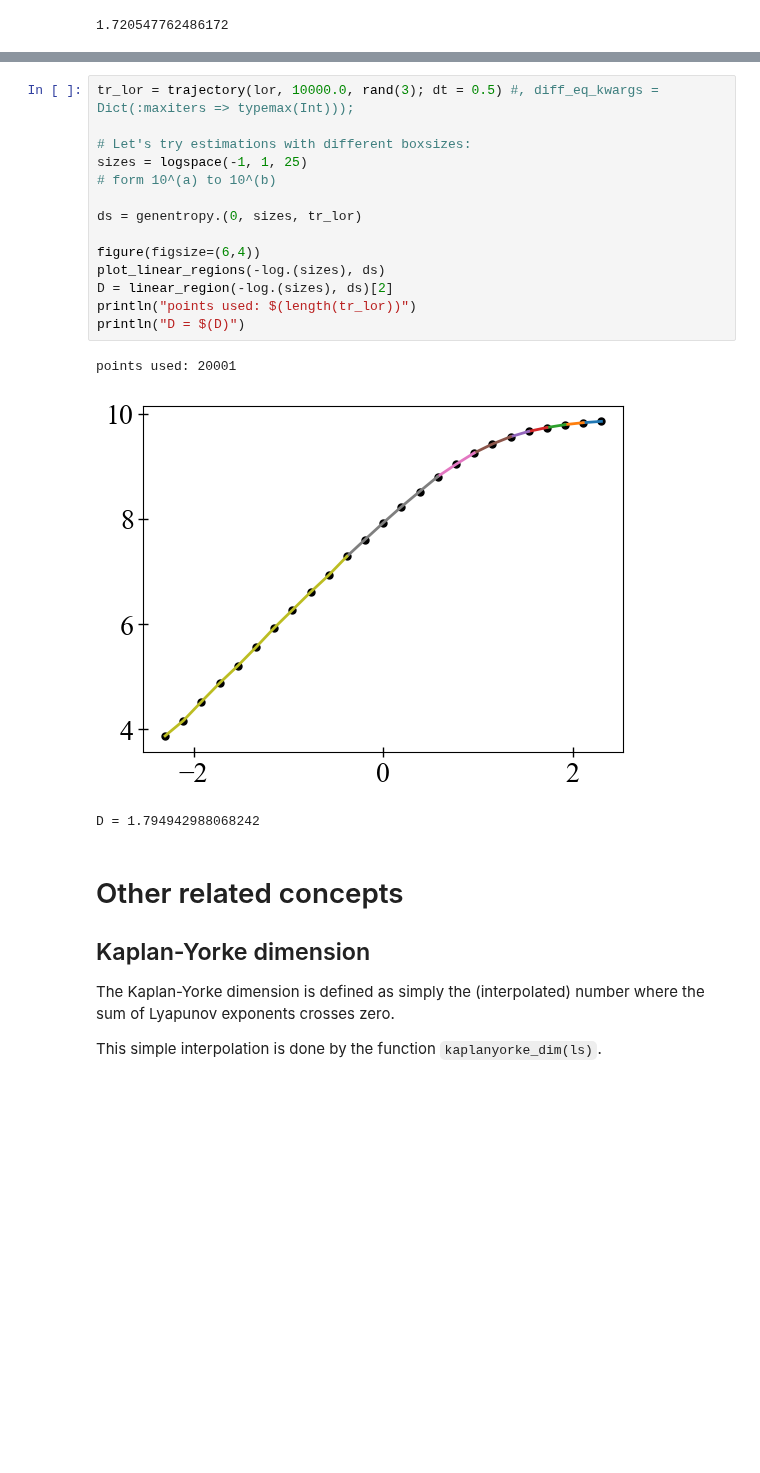
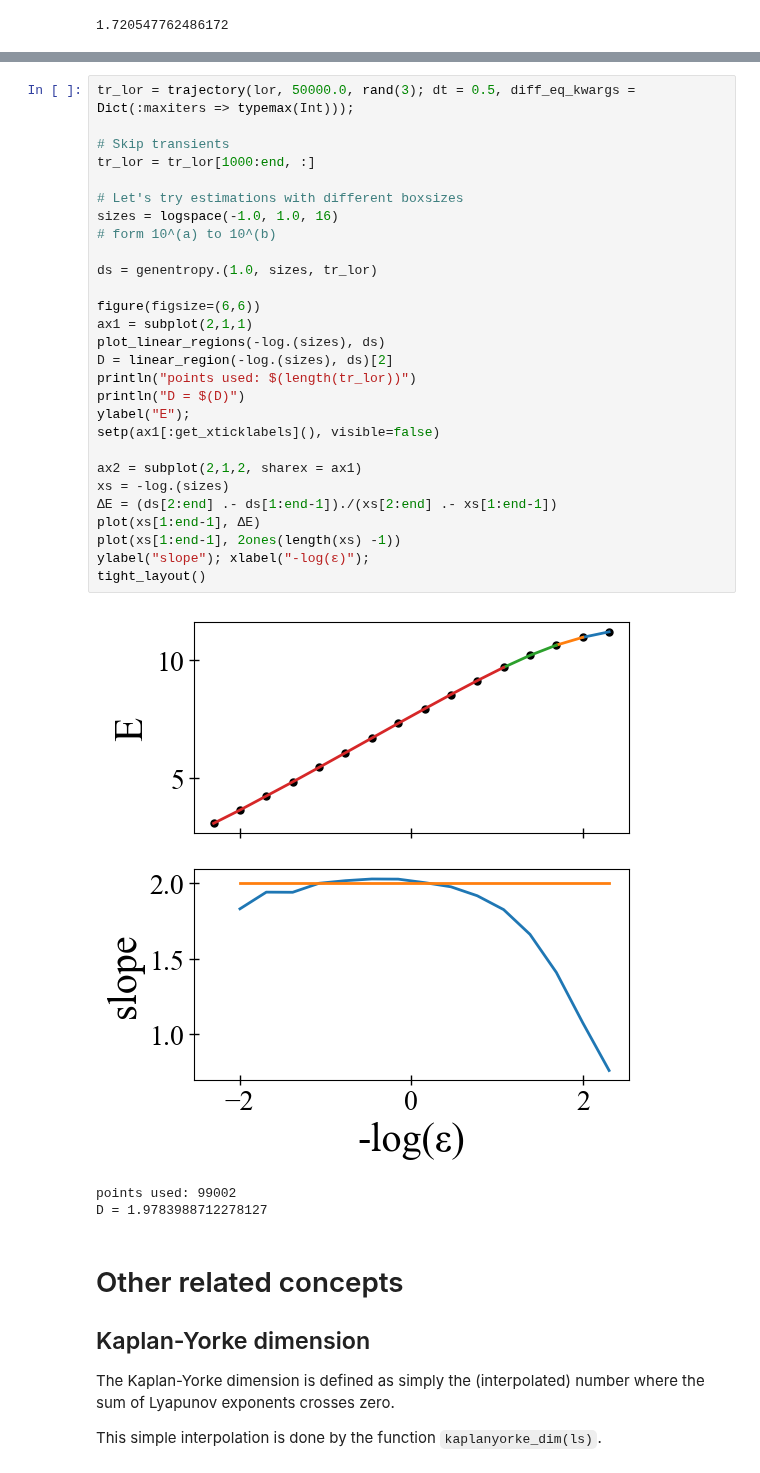
Before and after one commit to xorJane/tutorials, a Jupyter notebook: 5. Entropies & Dimensions.ipynb, the cells around one changed output, grey strips where cells are left out. Drawn from its saved outputs; the diff is of its cells as text; blank space fills up the shorter version.

```diff
--- a/5. Entropies & Dimensions.ipynb
+++ b/5. Entropies & Dimensions.ipynb
@@ -440,21 +426,35 @@ plot_linear_regions(-log.(es), ds)
 # %%
-tr_lor = trajectory(lor, 10000.0, rand(3); dt = 0.5) #, diff_eq_kwargs = Dict(:maxiters => typemax(Int)));
+tr_lor = trajectory(lor, 50000.0, rand(3); dt = 0.5, diff_eq_kwargs = Dict(:maxiters => typemax(Int)));
 
-# Let's try estimations with different boxsizes:
-sizes = logspace(-1, 1, 25)
+# Skip transients
+tr_lor = tr_lor[1000:end, :]
+
+# Let's try estimations with different boxsizes
+sizes = logspace(-1.0, 1.0, 16)
 # form 10^(a) to 10^(b)
 
-ds = genentropy.(0, sizes, tr_lor)
+ds = genentropy.(1.0, sizes, tr_lor)
 
-figure(figsize=(6,4))
+figure(figsize=(6,6))
+ax1 = subplot(2,1,1)
 plot_linear_regions(-log.(sizes), ds)
 D = linear_region(-log.(sizes), ds)[2]
 println("points used: $(length(tr_lor))")
 println("D = $(D)")
+ylabel("E");
+setp(ax1[:get_xticklabels](), visible=false)
+
+ax2 = subplot(2,1,2, sharex = ax1)
+xs = -log.(sizes)
+ΔE = (ds[2:end] .- ds[1:end-1])./(xs[2:end] .- xs[1:end-1])
+plot(xs[1:end-1], ΔE)
+plot(xs[1:end-1], 2ones(length(xs) -1))
+ylabel("slope"); xlabel("-log(ε)");
+tight_layout()
 # %% [output]
+[figure, new version]
-points used: 20001
+points used: 99002
+D = 1.9783988712278127
-[figure, old version]
-D = 1.794942988068242
 # %% [markdown]
 # Other related concepts
 ## Kaplan-Yorke dimension
```
Also changed, not shown: parts of 23 cells of this notebook.
